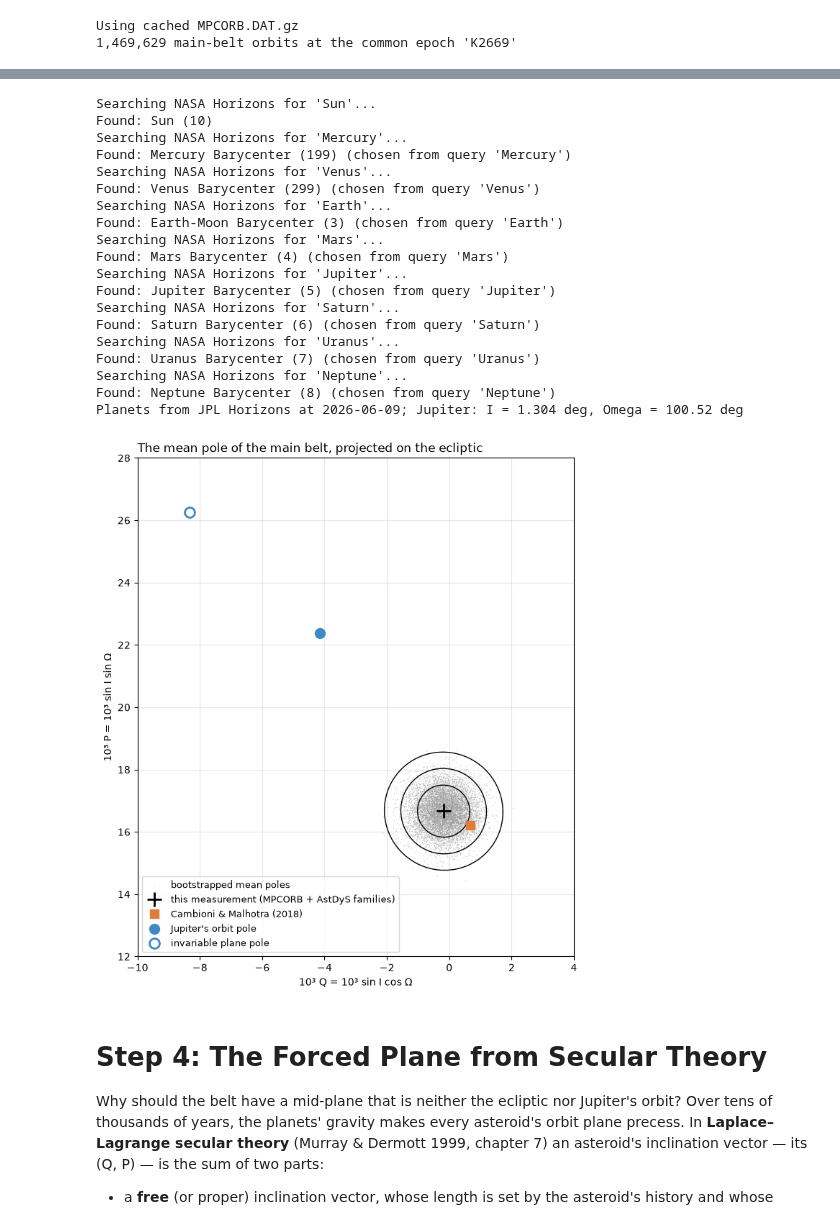
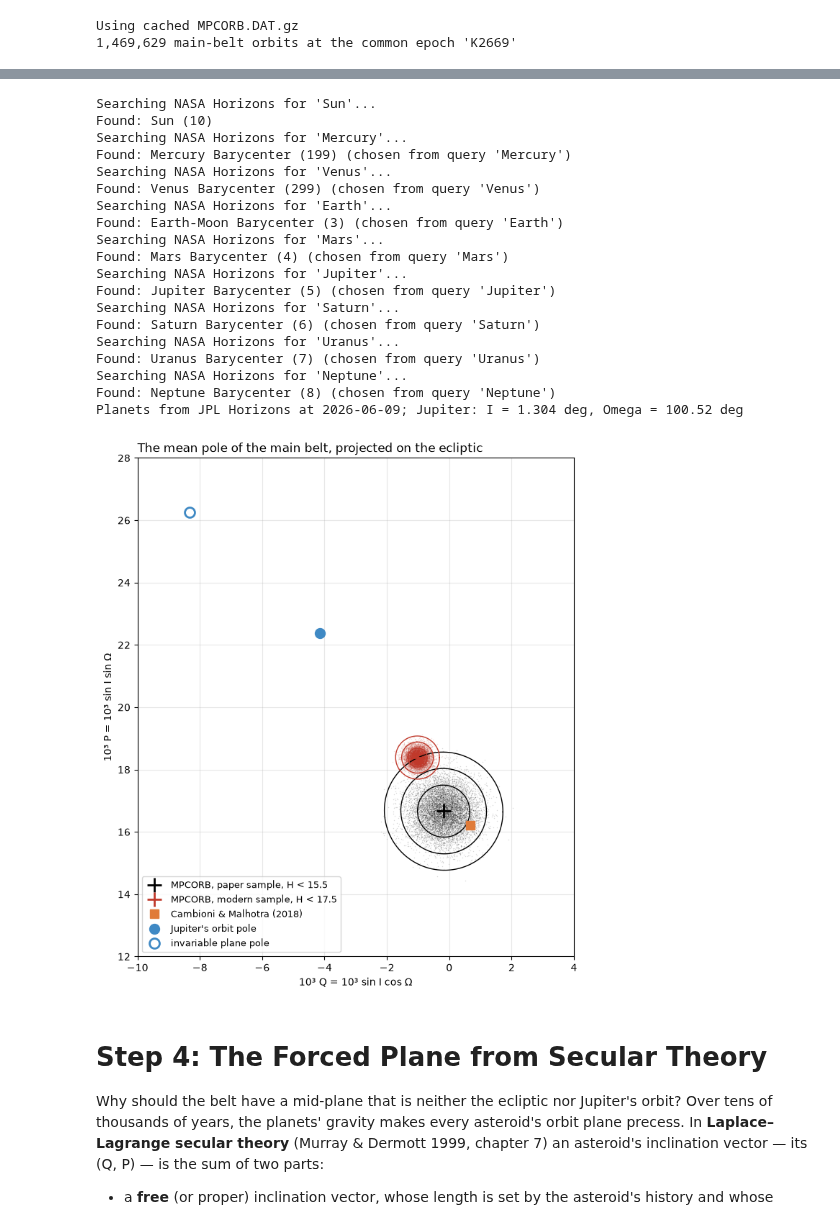
Before and after one commit to Smithsonian/mpc-public, a Jupyter notebook: docs-public/docs/tutorials/notebooks/mpc_tutorial_orbit_belt_midplane.ipynb, the cells around one changed output, grey strips where cells are left out. Saved outputs shown, nothing was run; the diff lists cells and outputs as text; code cells hidden in the pictures.

```diff
--- a/docs-public/docs/tutorials/notebooks/mpc_tutorial_orbit_belt_midplane.ipynb
+++ b/docs-public/docs/tutorials/notebooks/mpc_tutorial_orbit_belt_midplane.ipynb
@@ -168,21 +189,27 @@ H < 15.5: 107,524 asteroids, of which 33,469 are family members; the pared sampl
 # %%
 fig, (ax1, ax2) = plt.subplots(1, 2, figsize=(15, 5), gridspec_kw={"width_ratios": [1, 1.5]})
 
-ax1.hist(H, bins=np.arange(0, 22, 0.2), color="#3f89c4", lw=0)
-ax1.axvline(H_CUT, color="#e07b39", lw=2, ls="--", label=f"cut: H < {H_CUT}")
-ax1.set_yscale("log")
+H_BINS = np.arange(8, 22, 0.2)
+ax1.hist(H, bins=H_BINS, histtype="stepfilled", color="#dddddd", lw=0, label="whole belt")
+for (lab, lo, hi), col in zip((("inner, 2.1-2.5 AU", 2.1, 2.5), ("middle, 2.5-2.82 AU", 2.5, 2.82),
+                               ("outer, 2.82-3.3 AU", 2.82, 3.3)), ("#1b9e77", "#7570b3", "#d95f02")):
+    ax1.hist(H[(a >= lo) & (a < hi)], bins=H_BINS, histtype="step", color=col, lw=1.5, label=lab)
+ax1.axvline(H_PAPER, color="black", lw=1.5, ls="--", label=f"paper cut: H < {H_PAPER}")
+ax1.axvline(H_MODERN, color="black", lw=1.5, ls=":", label=f"modern cut: H < {H_MODERN}")
+ax1.set_yscale("log"); ax1.set_ylim(1, 5e5)
 ax1.set_xlabel("absolute magnitude H"); ax1.set_ylabel("asteroids per 0.2 mag")
 ax1.set_title("Where the catalogue stops being complete", loc="left")
-ax1.legend(frameon=False)
+ax1.legend(frameon=False, fontsize=8, loc="upper left")
 
-sel_f, sel_b = bright & in_family, sample
+bright = H < H_PAPER
+sel_f, sel_b = bright & in_family, samples["paper"]
 ax2.scatter(a[sel_f], np.sin(np.radians(inc[sel_f])), s=0.3, color="#e07b39", lw=0, alpha=0.5,
             label=f"family members, removed ({sel_f.sum():,})", rasterized=True)
 ax2.scatter(a[sel_b], np.sin(np.radians(inc[sel_b])), s=0.3, color="#3f89c4", lw=0, alpha=0.5,
             label=f"pared sample ({sel_b.sum():,})", rasterized=True)
 ax2.set_xlim(A_MIN, A_MAX); ax2.set_ylim(0, 0.45)
 ax2.set_xlabel("semi-major axis a [AU]"); ax2.set_ylabel("sin(inclination)")
-ax2.set_title(f"H < {H_CUT}: what the family cut removes", loc="left")
+ax2.set_title(f"H < {H_PAPER}: what the family cut removes", loc="left")
 ax2.legend(frameon=False, markerscale=20, loc="upper left")
 plt.tight_layout(); plt.show()
 # %% [output]
@@ -264,12 +291,13 @@ def show(label, r):
           f"Omega = {r['O']:6.2f} +{sOp:.2f}/-{sOm:.2f} deg")
 
 tic = time.time()
-result = measure(sample)
-p_all = orbit_poles(inc[sample], node[sample])
+results = {label: measure(sel) for label, sel in samples.items()}
+p_all = orbit_poles(inc[samples["paper"]], node[samples["paper"]])
 m_all = p_all.mean(axis=0) / np.linalg.norm(p_all.mean(axis=0))
 scatter = np.degrees(np.arccos(np.clip(p_all @ m_all, -1, 1)))
-print(f"rms scatter of the {len(p_all):,} poles about their mean: {np.sqrt(np.mean(scatter**2)):.1f} deg\n")
-show(f"pared sample (H < {H_CUT})", result)
+print(f"rms scatter of the paper sample's {len(p_all):,} poles about their mean: {np.sqrt(np.mean(scatter**2)):.1f} deg\n")
+show(f"paper sample (H < {H_PAPER})", results["paper"])
+show(f"modern sample (H < {H_MODERN})", results["modern"])
 print(f"{'Cambioni & Malhotra (2018)':<32} N =  89,216   I = 0.93 +- 0.04 deg          Omega =  87.6 +- 2.6 deg")
-print(f"\n(10,000 bootstrap resamples in {time.time() - tic:.0f} s)")
+print(f"\n(2 x 10,000 bootstrap resamples in {time.time() - tic:.0f} s)")
 # %% [output]
@@ -325,44 +364,46 @@ I_jup, O_jup = np.degrees(planet_orbits[4].inc), np.degrees(planet_orbits[4].Ome
 print(f"Planets from JPL Horizons at {epoch_date}; Jupiter: I = {I_jup:.3f} deg, Omega = {O_jup:.2f} deg")
 
 fig, ax = plt.subplots(figsize=(8, 9))
-QP = result["QP"] * 1e3
-ax.scatter(QP[:, 0], QP[:, 1], s=1, color="#999999", alpha=0.4, lw=0, label="bootstrapped mean poles")
-for k in (1, 2, 3):
-    c = contour(result["QP"], k) * 1e3
-    ax.plot(c[:, 0], c[:, 1], color="black", lw=1)
-ax.plot(*(np.array(to_QP(result["I"], result["O"])) * 1e3), "k+", ms=14, mew=2, label="this measurement (MPCORB + AstDyS families)")
+for label, col, name in (("paper", "black", f"paper sample, H < {H_PAPER}"), ("modern", "#c0392b", f"modern sample, H < {H_MODERN}")):
+    r = results[label]
+    QP = r["QP"] * 1e3
+    ax.scatter(QP[:, 0], QP[:, 1], s=1, color=col, alpha=0.15, lw=0)
+    for k in (1, 2, 3):
+        c = contour(r["QP"], k) * 1e3
+        ax.plot(c[:, 0], c[:, 1], color=col, lw=1)
+    ax.plot(*(np.array(to_QP(r["I"], r["O"])) * 1e3), "+", color=col, ms=14, mew=2, label=f"MPCORB, {name}")
 ax.plot(*(np.array(to_QP(0.93, 87.6)) * 1e3), "s", color="#e07b39", ms=9, label="Cambioni & Malhotra (2018)")
 ax.plot(*(np.array(to_QP(I_jup, O_jup)) * 1e3), "o", color="#3f89c4", ms=10, label="Jupiter's orbit pole")
 ax.plot(*(np.array(to_QP(1.578694, 107.582222)) * 1e3), "o", mfc="none", mec="#3f89c4", mew=2, ms=10,
         label="invariable plane pole")
 ax.set_aspect("equal")
 ax.set_xlabel("10³ Q = 10³ sin I cos Ω"); ax.set_ylabel("10³ P = 10³ sin I sin Ω")
 ax.set_xlim(-10, 4); ax.set_ylim(12, 28)
 ax.set_title("The mean pole of the main belt, projected on the ecliptic", loc="left")
 ax.legend(loc="lower left", fontsize=9)
 ax.grid(alpha=0.3)
 plt.show()
 # %% [output]
 Searching NASA Horizons for 'Sun'...
 Found: Sun (10)
 Searching NASA Horizons for 'Mercury'...
 Found: Mercury Barycenter (199) (chosen from query 'Mercury')
 Searching NASA Horizons for 'Venus'...
 Found: Venus Barycenter (299) (chosen from query 'Venus')
 Searching NASA Horizons for 'Earth'...
 Found: Earth-Moon Barycenter (3) (chosen from query 'Earth')
 Searching NASA Horizons for 'Mars'...
 Found: Mars Barycenter (4) (chosen from query 'Mars')
 Searching NASA Horizons for 'Jupiter'...
 Found: Jupiter Barycenter (5) (chosen from query 'Jupiter')
 Searching NASA Horizons for 'Saturn'...
 Found: Saturn Barycenter (6) (chosen from query 'Saturn')
 Searching NASA Horizons for 'Uranus'...
 Found: Uranus Barycenter (7) (chosen from query 'Uranus')
 Searching NASA Horizons for 'Neptune'...
 Found: Neptune Barycenter (8) (chosen from query 'Neptune')
 Planets from JPL Horizons at 2026-06-09; Jupiter: I = 1.304 deg, Omega = 100.52 deg
-[figure, old version]
+[figure, new version]
 # %% [markdown]
 # Step 4: The Forced Plane from Secular Theory
 
```
Also changed, not shown: parts of 24 cells of this notebook.
